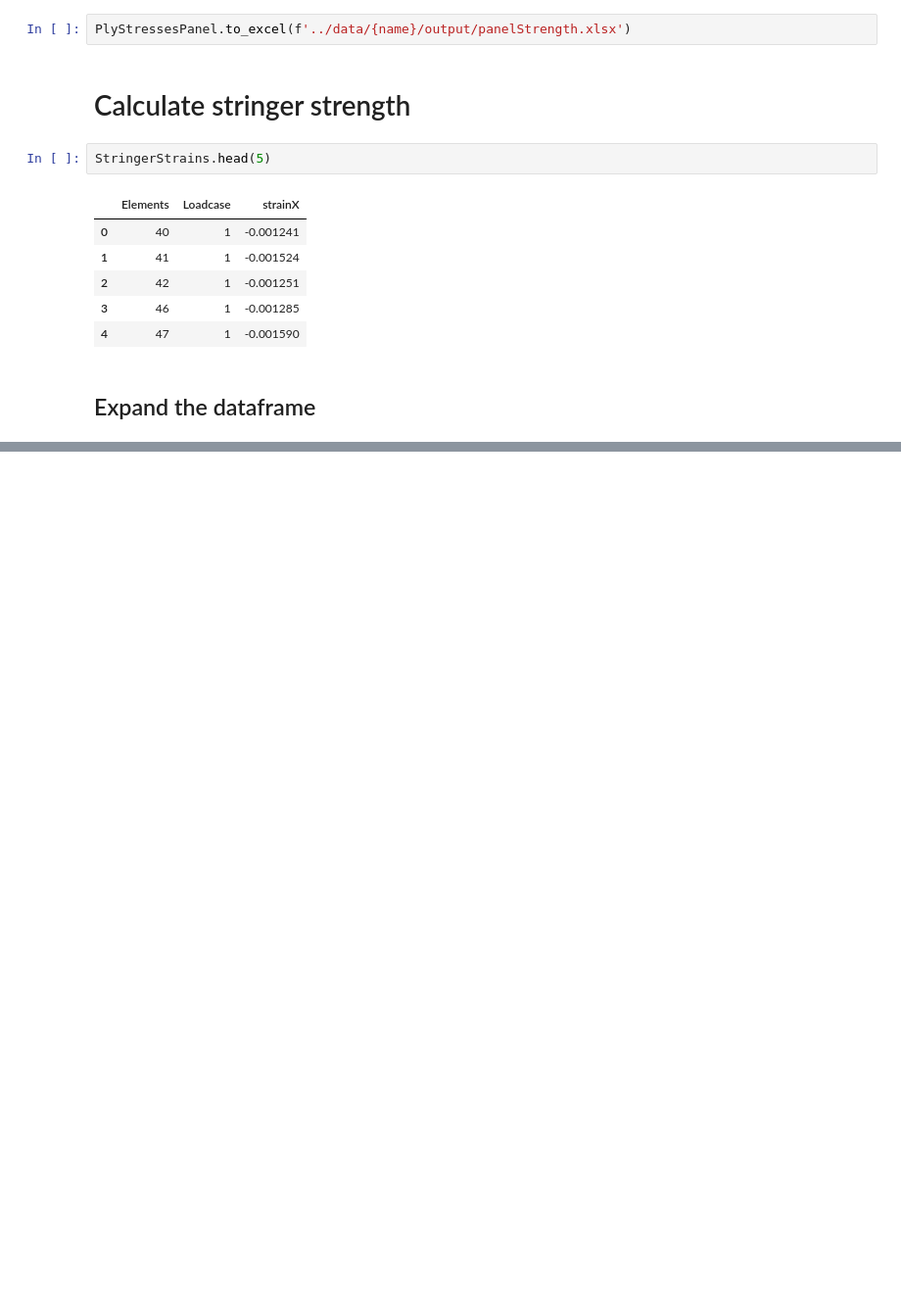
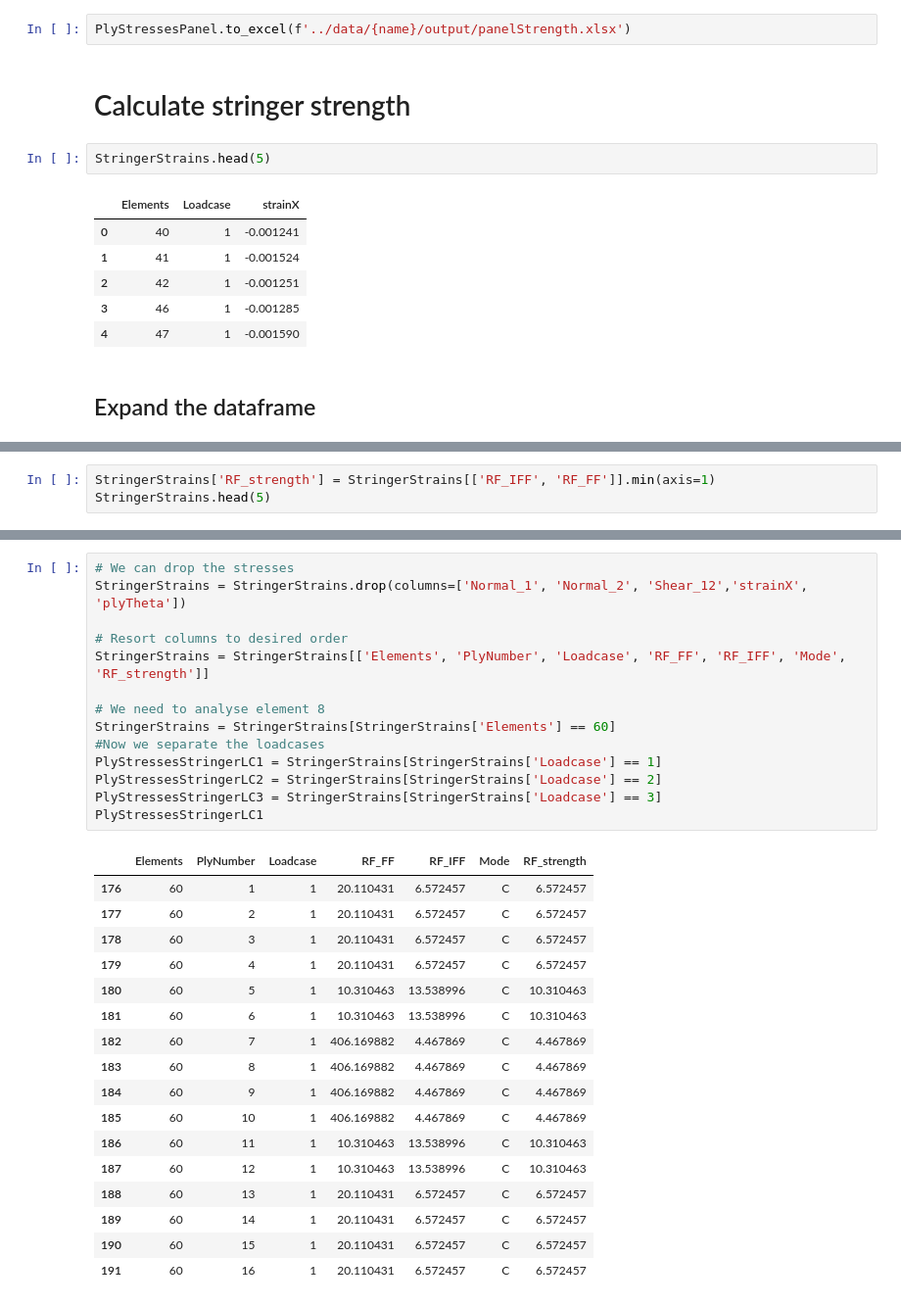
Before and after one commit to fabianober/tum-ase-project-2025-2, a Jupyter notebook: Notebooks/Strength_analysis.ipynb, the cells around one changed output, grey strips where cells are left out. Shown: that part at 98% size. Drawn from its saved outputs; the diff is of its cells as text; blank space fills up the shorter version.

```diff
--- a/Notebooks/Strength_analysis.ipynb
+++ b/Notebooks/Strength_analysis.ipynb
@@ -304,0 +340,3 @@ NameError: name 'constitutiveLawPlyProblemCOS' is not defined
+# %%
+StringerStrains['RF_strength'] = StringerStrains[['RF_IFF', 'RF_FF']].min(axis=1)
+StringerStrains.head(5)
@@ -304,0 +350,32 @@ NameError: name 'constitutiveLawPlyProblemCOS' is not defined
+# %%
+# We can drop the stresses
+StringerStrains = StringerStrains.drop(columns=['Normal_1', 'Normal_2', 'Shear_12','strainX', 'plyTheta'])
+
+# Resort columns to desired order
+StringerStrains = StringerStrains[['Elements', 'PlyNumber', 'Loadcase', 'RF_FF', 'RF_IFF', 'Mode', 'RF_strength']]
+
+# We need to analyse element 8
+StringerStrains = StringerStrains[StringerStrains['Elements'] == 60]
+#Now we separate the loadcases
+PlyStressesStringerLC1 = StringerStrains[StringerStrains['Loadcase'] == 1]
+PlyStressesStringerLC2 = StringerStrains[StringerStrains['Loadcase'] == 2]
+PlyStressesStringerLC3 = StringerStrains[StringerStrains['Loadcase'] == 3]
+PlyStressesStringerLC1
+# %% [output]
+|  | Elements | PlyNumber | Loadcase | RF_FF | RF_IFF | Mode | RF_strength |
+| 176 | 60 | 1 | 1 | 20.110431 | 6.572457 | C | 6.572457 |
+| 177 | 60 | 2 | 1 | 20.110431 | 6.572457 | C | 6.572457 |
+| 178 | 60 | 3 | 1 | 20.110431 | 6.572457 | C | 6.572457 |
+| 179 | 60 | 4 | 1 | 20.110431 | 6.572457 | C | 6.572457 |
+| 180 | 60 | 5 | 1 | 10.310463 | 13.538996 | C | 10.310463 |
+| 181 | 60 | 6 | 1 | 10.310463 | 13.538996 | C | 10.310463 |
+| 182 | 60 | 7 | 1 | 406.169882 | 4.467869 | C | 4.467869 |
+| 183 | 60 | 8 | 1 | 406.169882 | 4.467869 | C | 4.467869 |
+| 184 | 60 | 9 | 1 | 406.169882 | 4.467869 | C | 4.467869 |
+| 185 | 60 | 10 | 1 | 406.169882 | 4.467869 | C | 4.467869 |
+| 186 | 60 | 11 | 1 | 10.310463 | 13.538996 | C | 10.310463 |
+| 187 | 60 | 12 | 1 | 10.310463 | 13.538996 | C | 10.310463 |
+| 188 | 60 | 13 | 1 | 20.110431 | 6.572457 | C | 6.572457 |
+| 189 | 60 | 14 | 1 | 20.110431 | 6.572457 | C | 6.572457 |
+| 190 | 60 | 15 | 1 | 20.110431 | 6.572457 | C | 6.572457 |
+| 191 | 60 | 16 | 1 | 20.110431 | 6.572457 | C | 6.572457 |
```
Also changed, not shown: parts of 11 cells of this notebook, 1 other file.
